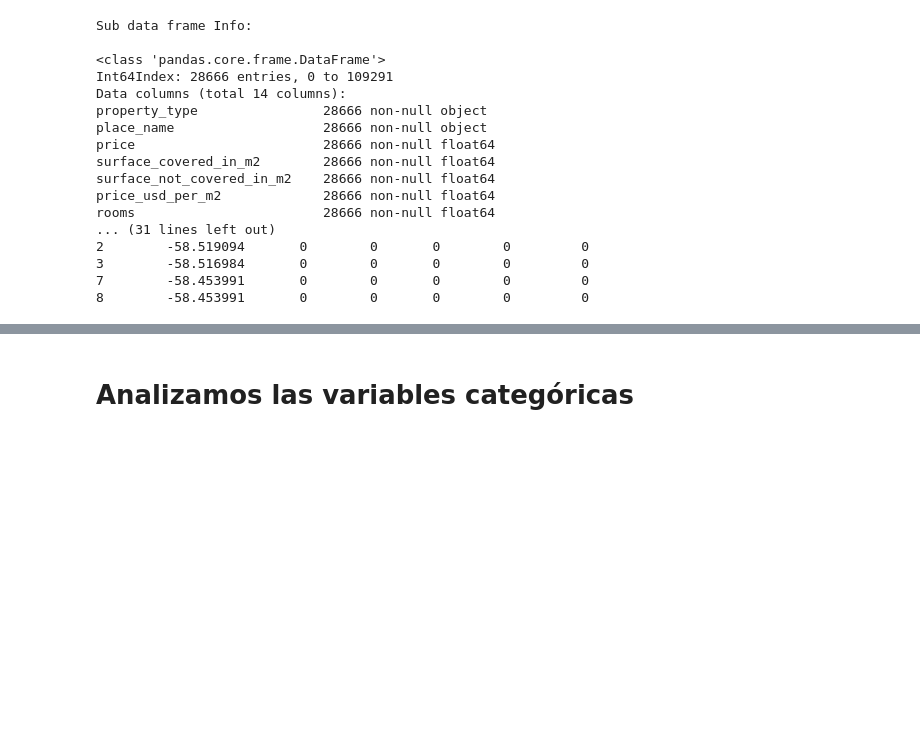
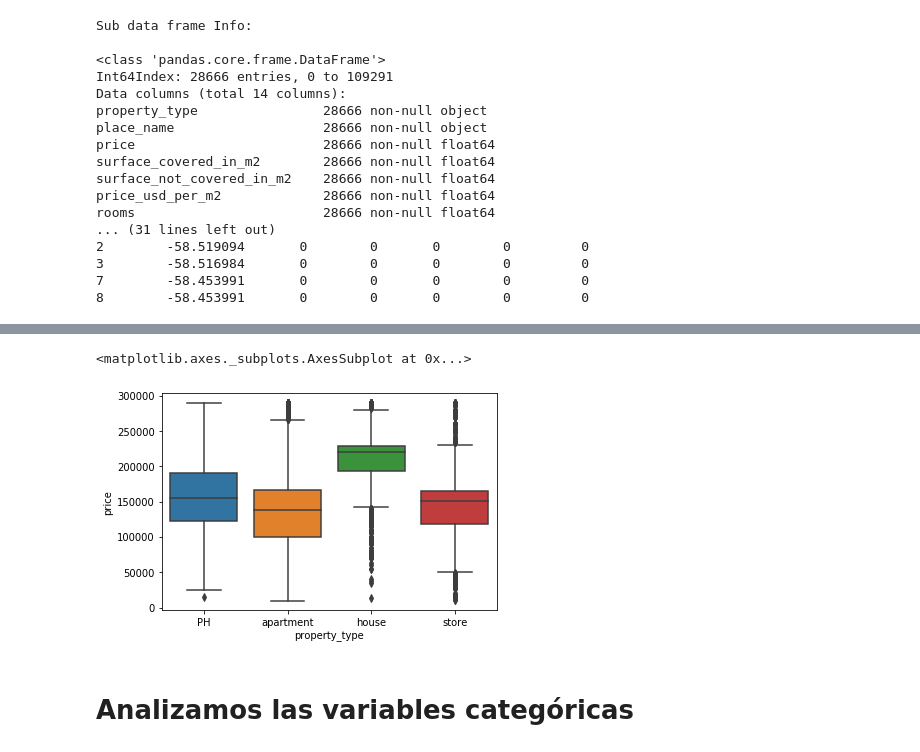
Before and after one commit to rdgagliano/DataScience-Grupo3, a Jupyter notebook: Desafio_2_1.ipynb, the cells around one changed output, grey strips where cells are left out. Cells and saved outputs as stored; diff of their text form; code cells hidden in the pictures; blank space fills up the shorter version.

```diff
--- a/Desafio_2_1.ipynb
+++ b/Desafio_2_1.ipynb
@@ -157,3 +164,8 @@ rooms                        28666 non-null float64
+# %%
+sns.boxplot('property_type','price', data=df_subset)
+# %% [output]
+<matplotlib.axes._subplots.AxesSubplot at 0x...>
+[figure, added]
 # %% [markdown]
 # Analizamos las variables categóricas
 # %%
```
Also changed, not shown: parts of 34 cells of this notebook, 1 other file.
